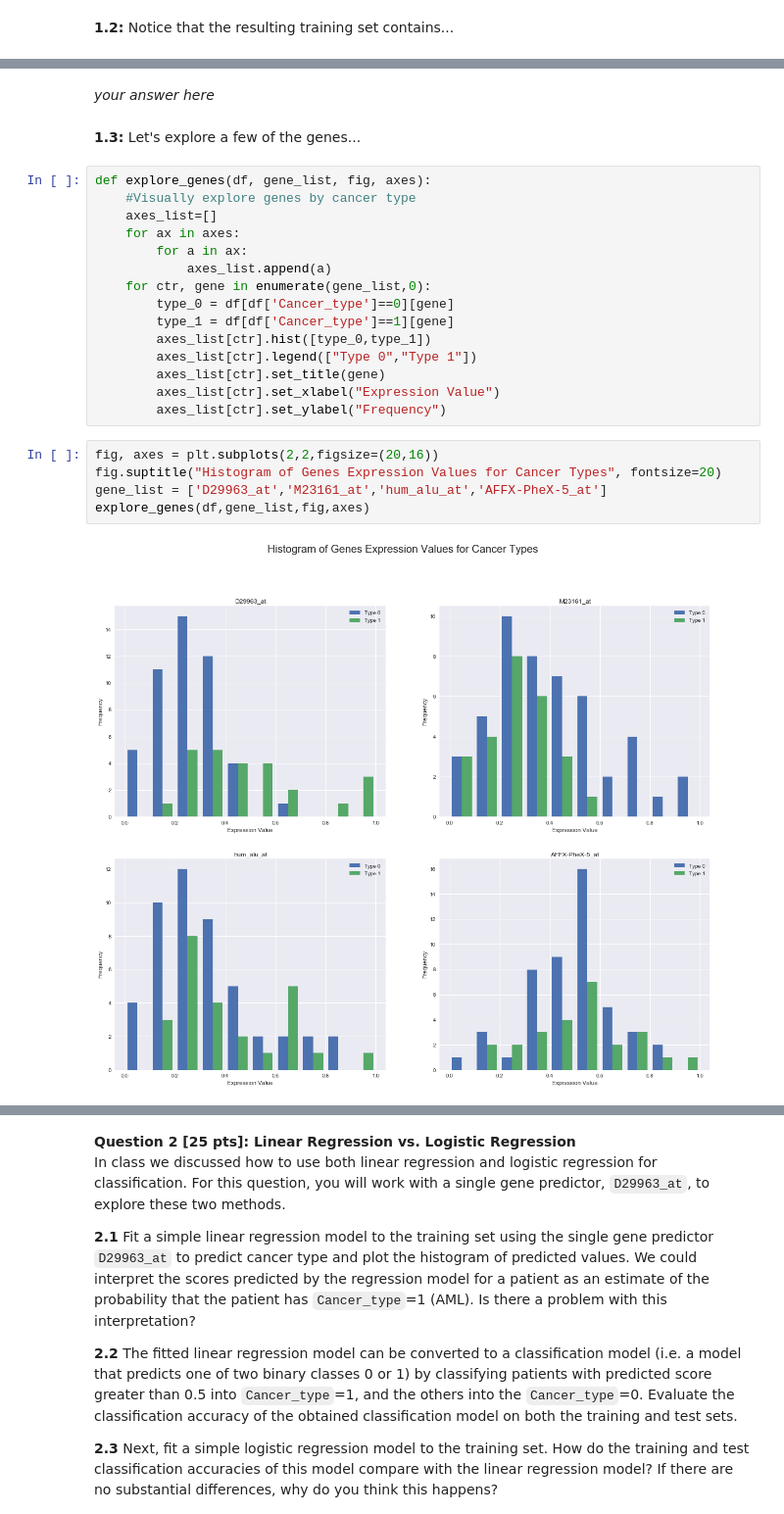
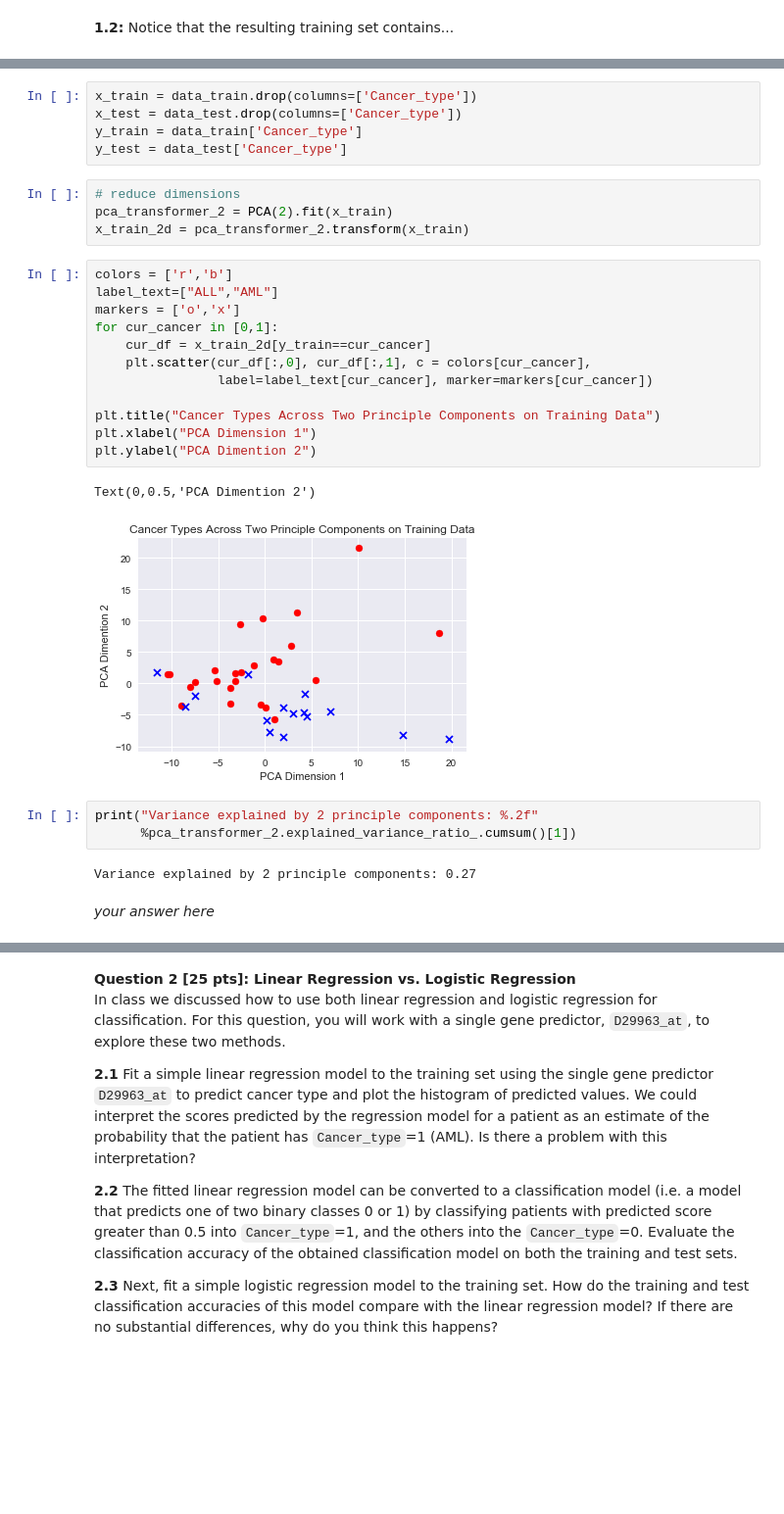
Before and after one commit to tmaounis/cs109a_hw5, a Jupyter notebook: cs109a_hw5_109.ipynb, the cells around one changed output, grey strips where cells are left out. Shown at 98% size. Cells and saved outputs as stored; diff of their text form; blank space fills up the shorter version.

```diff
--- a/cs109a_hw5_109.ipynb
+++ b/cs109a_hw5_109.ipynb
@@ -131,26 +163,31 @@ data_train.head()
+# %%
+x_train = data_train.drop(columns=['Cancer_type'])
+x_test = data_test.drop(columns=['Cancer_type'])
+y_train = data_train['Cancer_type']
+y_test = data_test['Cancer_type']
+# %%
+# reduce dimensions
+pca_transformer_2 = PCA(2).fit(x_train)
+x_train_2d = pca_transformer_2.transform(x_train)
+# %%
+colors = ['r','b']
+label_text=["ALL","AML"]
+markers = ['o','x']
+for cur_cancer in [0,1]:
+    cur_df = x_train_2d[y_train==cur_cancer]
+    plt.scatter(cur_df[:,0], cur_df[:,1], c = colors[cur_cancer],
+                label=label_text[cur_cancer], marker=markers[cur_cancer])
+
+plt.title("Cancer Types Across Two Principle Components on Training Data")
+plt.xlabel("PCA Dimension 1")
+plt.ylabel("PCA Dimention 2")
+# %% [output]
+Text(0,0.5,'PCA Dimention 2')
+[figure, added]
+# %%
+print("Variance explained by 2 principle components: %.2f"
+      %pca_transformer_2.explained_variance_ratio_.cumsum()[1])
+# %% [output]
+Variance explained by 2 principle components: 0.27
 # %% [markdown]
 *your answer here*
-# %% [markdown]
-**1.3:** Let's explore a few of the genes...
-# %%
-def explore_genes(df, gene_list, fig, axes):
-    #Visually explore genes by cancer type
-    axes_list=[]
-    for ax in axes:
-        for a in ax:
-            axes_list.append(a)
-    for ctr, gene in enumerate(gene_list,0):
-        type_0 = df[df['Cancer_type']==0][gene]
-        type_1 = df[df['Cancer_type']==1][gene]
-        axes_list[ctr].hist([type_0,type_1])
-        axes_list[ctr].legend(["Type 0","Type 1"])
-        axes_list[ctr].set_title(gene)
-        axes_list[ctr].set_xlabel("Expression Value")
-        axes_list[ctr].set_ylabel("Frequency")
-# %%
-fig, axes = plt.subplots(2,2,figsize=(20,16))
-fig.suptitle("Histogram of Genes Expression Values for Cancer Types", fontsize=20)
-gene_list = ['D29963_at','M23161_at','hum_alu_at','AFFX-PheX-5_at']
-explore_genes(df,gene_list,fig,axes)
-# %% [output]
-[figure, removed]
```
Also changed, not shown: parts of 28 cells of this notebook.
